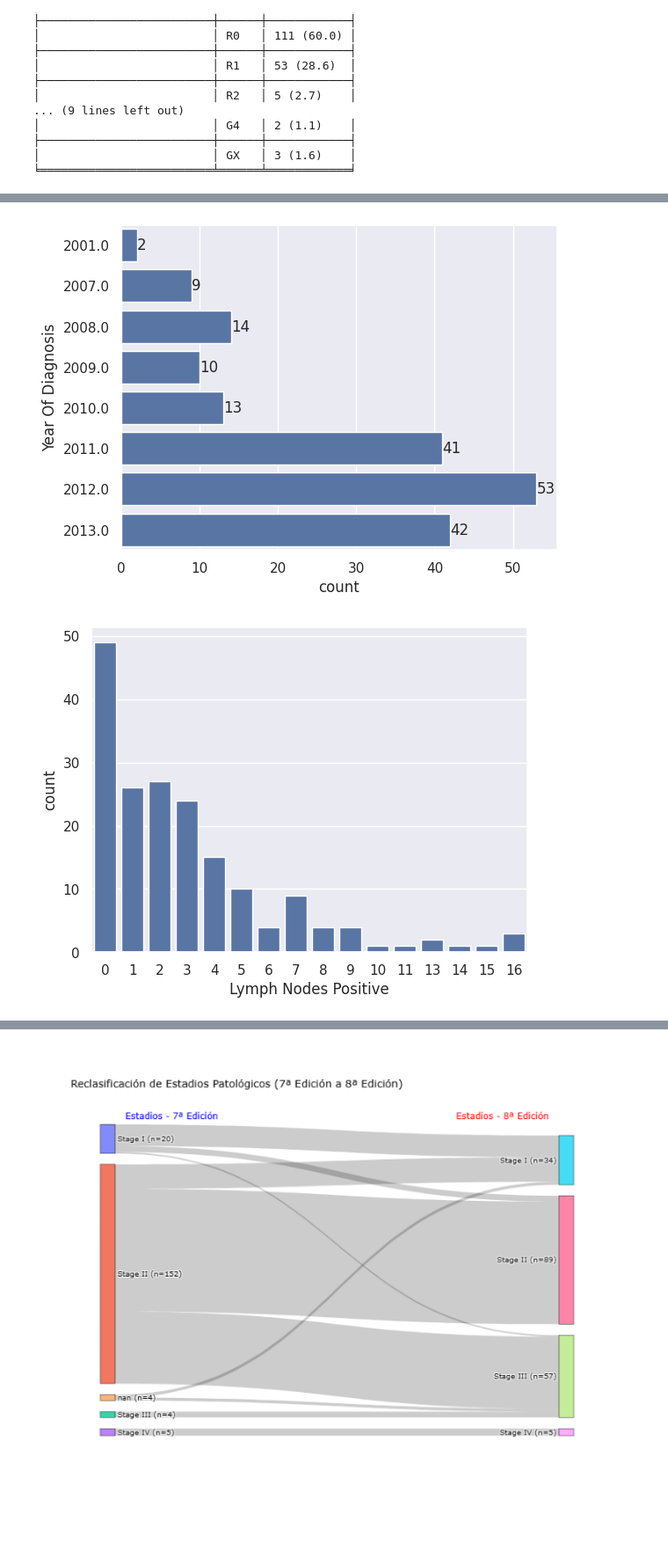
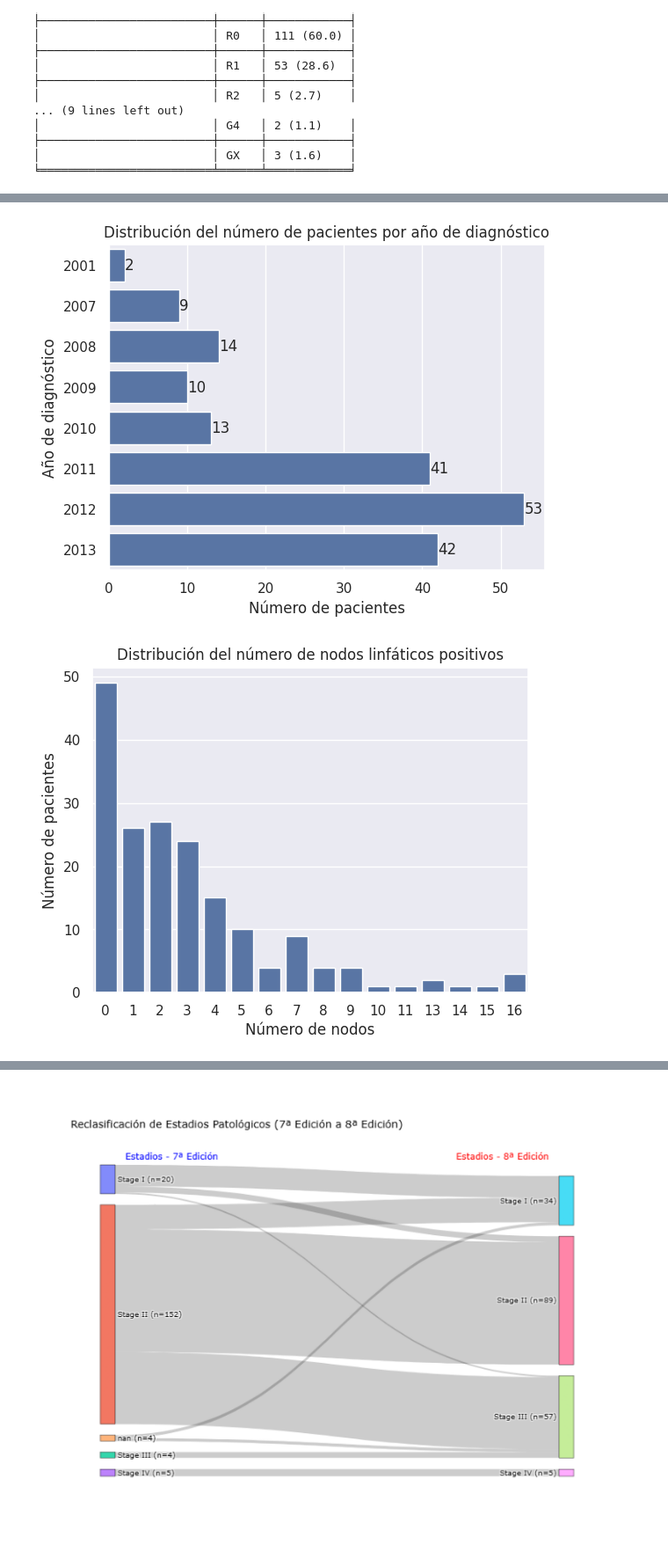
Before and after one commit to cgaton0/tcga-paad-survival-modeling, a Jupyter notebook: 2_EDA.ipynb, the cells around one changed output, grey strips where cells are left out. Shown at 88% size. Cells and saved outputs as stored; diff of their text form; code cells hidden in the pictures; blank space fills up the shorter version.

```diff
--- a/2_EDA.ipynb
+++ b/2_EDA.ipynb
@@ -355,15 +391,23 @@ plt.show()
 # %%
 ax = sns.countplot(data=diagnosis_primary, y='Year Of Diagnosis')
+labels = [2001, 2007, 2008, 2009, 2010, 2011, 2012, 2013]
+plt.yticks(labels=labels, ticks=range(8))
 ax.bar_label(ax.containers[0])
+plt.title('Distribución del número de pacientes por año de diagnóstico')
+plt.xlabel('Número de pacientes')
+plt.ylabel('Año de diagnóstico')
 plt.show()
 # %% [output]
-[figure, old version]
+[figure, new version]
 # %%
 sns.countplot(data=diagnosis_primary, x='Lymph Nodes Positive')
 labels = [0, 1, 2 ,3 ,4 ,5 ,6 ,7 ,8 ,9 ,10, 11, 13, 14, 15, 16]
 plt.xticks(labels=labels, ticks=range(16))
+plt.title('Distribución del número de nodos linfáticos positivos')
+plt.xlabel('Número de nodos')
+plt.ylabel('Número de pacientes')
 plt.show()
 # %% [output]
-[figure, old version]
+[figure, new version]
 # %%
 sns.histplot(data=diagnosis_primary, x='Maximum Tumor Diameter (cm)')
```
Also changed, not shown: parts of 51 cells of this notebook, 25 other files.
